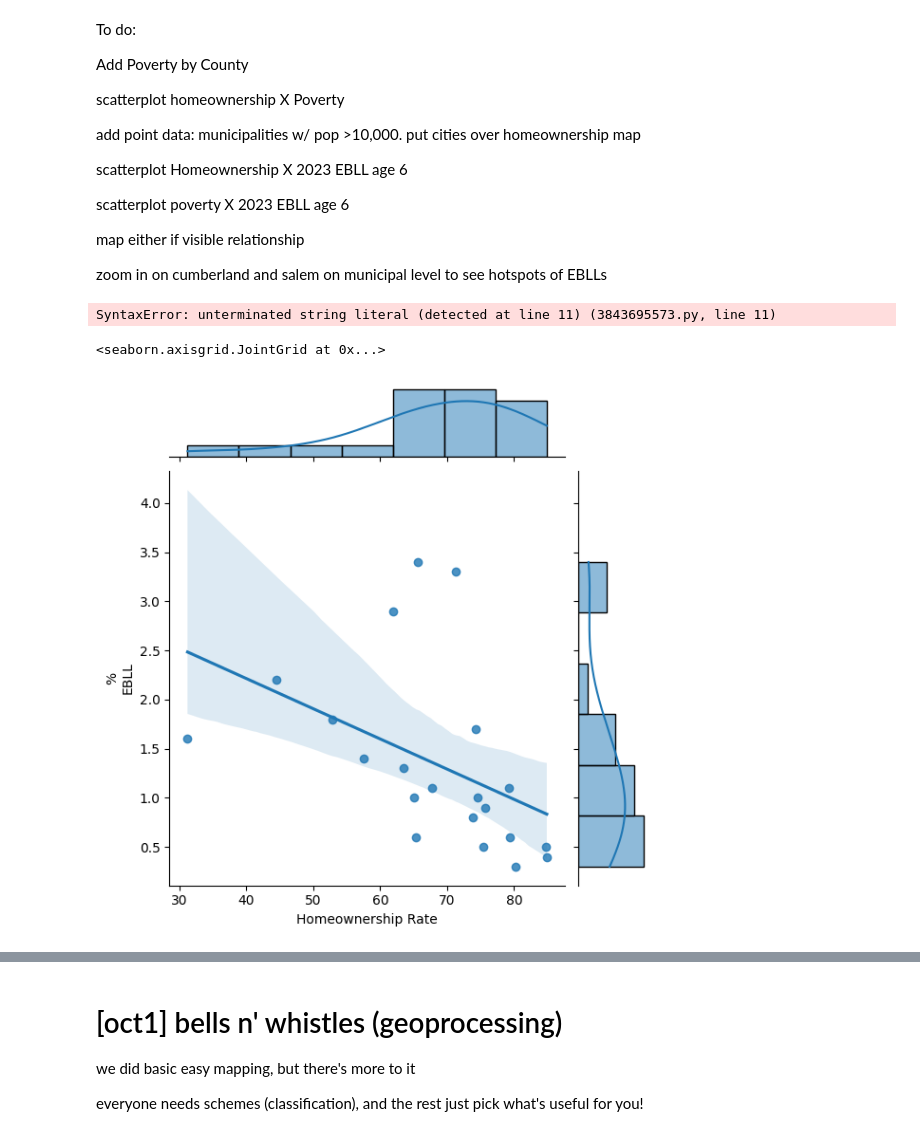
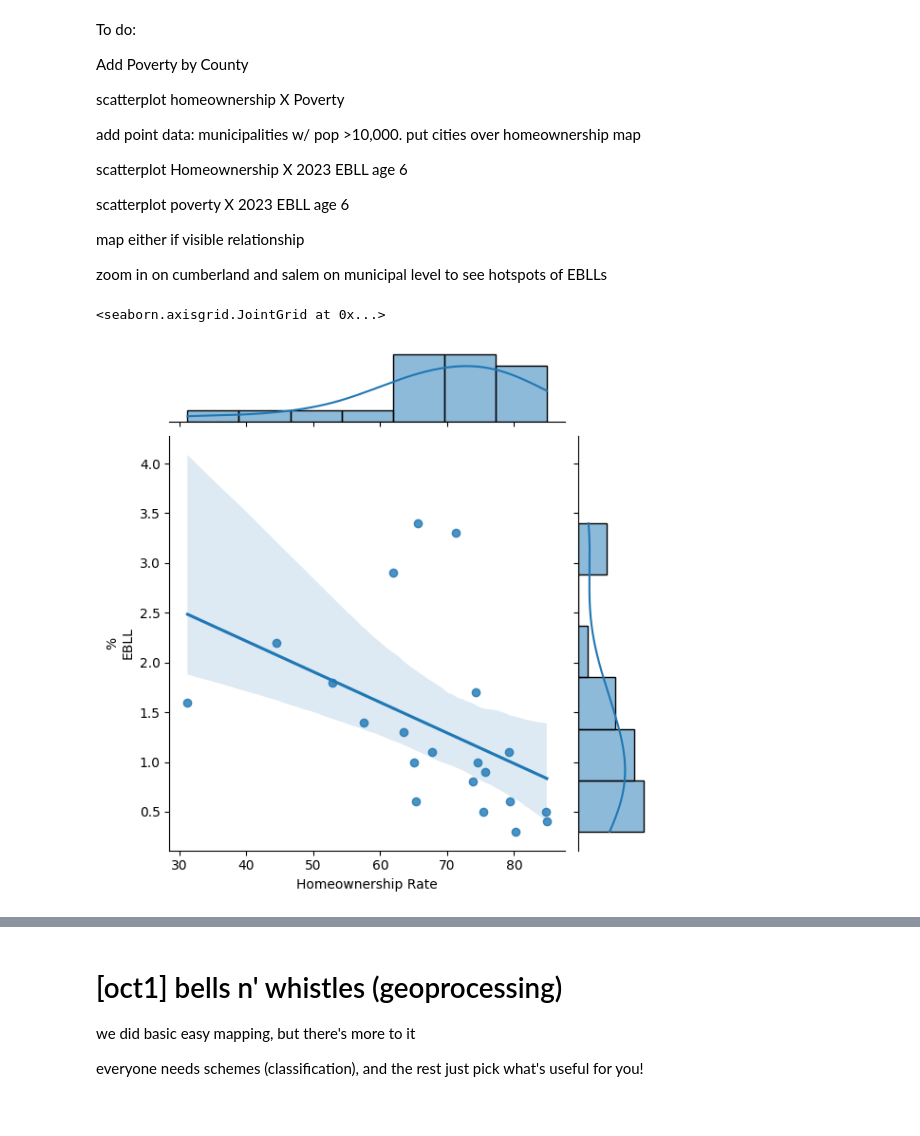
Before and after one commit to Kristina-RUC/datamana, a Jupyter notebook: map.ipynb, the cells around one changed output, grey strips where cells are left out. Cells and saved outputs as stored; diff of their text form; code cells hidden in the pictures.

```diff
--- a/map.ipynb
+++ b/map.ipynb
@@ -1598,24 +1624,24 @@ import plotly.graph_objects as go #can get convoluted
 import numpy as np
 import pandas as pd
 # %%
-# I got an error on the Homeownership variable because they were the wrong data types.
+# My original code was sns.jointplot(x='njhomeownership', y='BLLage6NJ', data=merged_data, kind='reg')
+#I got an error "Could not interpret value 'BLLage6NJ' for 'x'. Value is a string but data is not passed"
 #I had Gemini explain the error and this was the code it came up with.
+#It merged them on COUNTY and cleaned up the variables so that they're all numeric
 
 if 'Homeownership Rate' in njhome.columns and njhome['Homeownership Rate'].dtype == 'object':
     njhome['Homeownership Rate'] = njhome['Homeownership Rate'].str.rstrip('%').astype(float)
 
 # Merge the cleaned data
-merged_data = pd.merge(BLLage6NJ, njhome, on='COUNTY', how='inner')
+homeownXBLLage6_2023 = pd.merge(BLLage6NJ, njhome, on='COUNTY', how='inner')
+
+# it called the variable "merged_data" I changed it to homeownXBLLage6_2023 so it makes more sense when I re-read.
 
 # Ensure Elevated Blood Lead Level percentage is also numeric
-merged_data['%\nEBLL'] = pd.to_numeric(merged_data['%\nEBLL], errors='coerce')
+homeownXBLLage6_2023['%\nEBLL'] = pd.to_numeric(homeownXBLLage6_2023['%\nEBLL'], errors='coerce')
 
 # Plot the joint distribution with numeric variables
-sns.jointplot(x='Homeownership Rate', y='%\nEBLL', data=merged_data, kind='reg')
+sns.jointplot(x='Homeownership Rate', y='%\nEBLL', data=homeownXBLLage6_2023, kind='reg')
 # %% [output]
-SyntaxError: unterminated string literal (detected at line 11) (3843695573.py, line 11)
+<seaborn.axisgrid.JointGrid at 0x...>
+[figure, added]
-# %%
-sns.jointplot(x='Homeownership Rate', y='%\nEBLL', data=merged_data, kind='reg')
-# %% [output]
-<seaborn.axisgrid.JointGrid at 0x...>
-[figure, removed]
```
Also changed, not shown: parts of 7 cells of this notebook.
